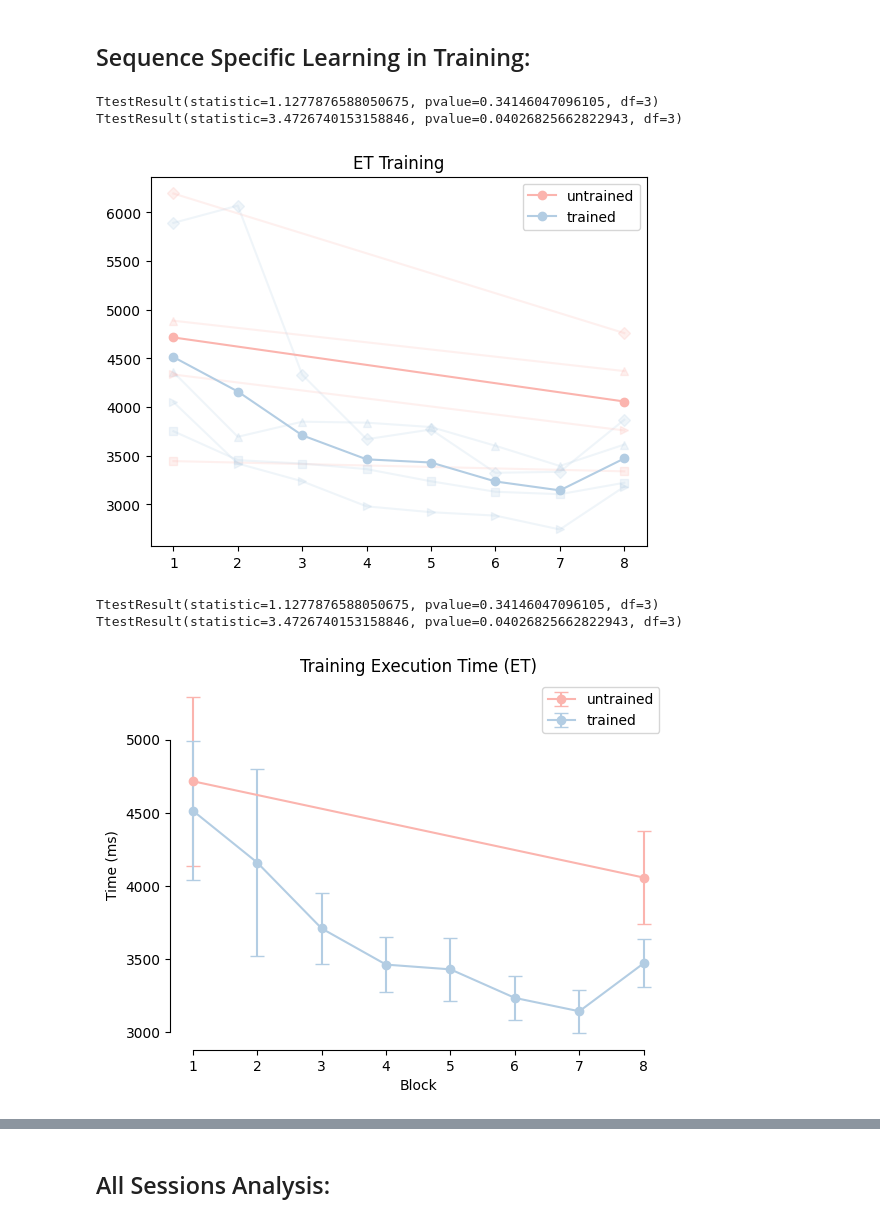
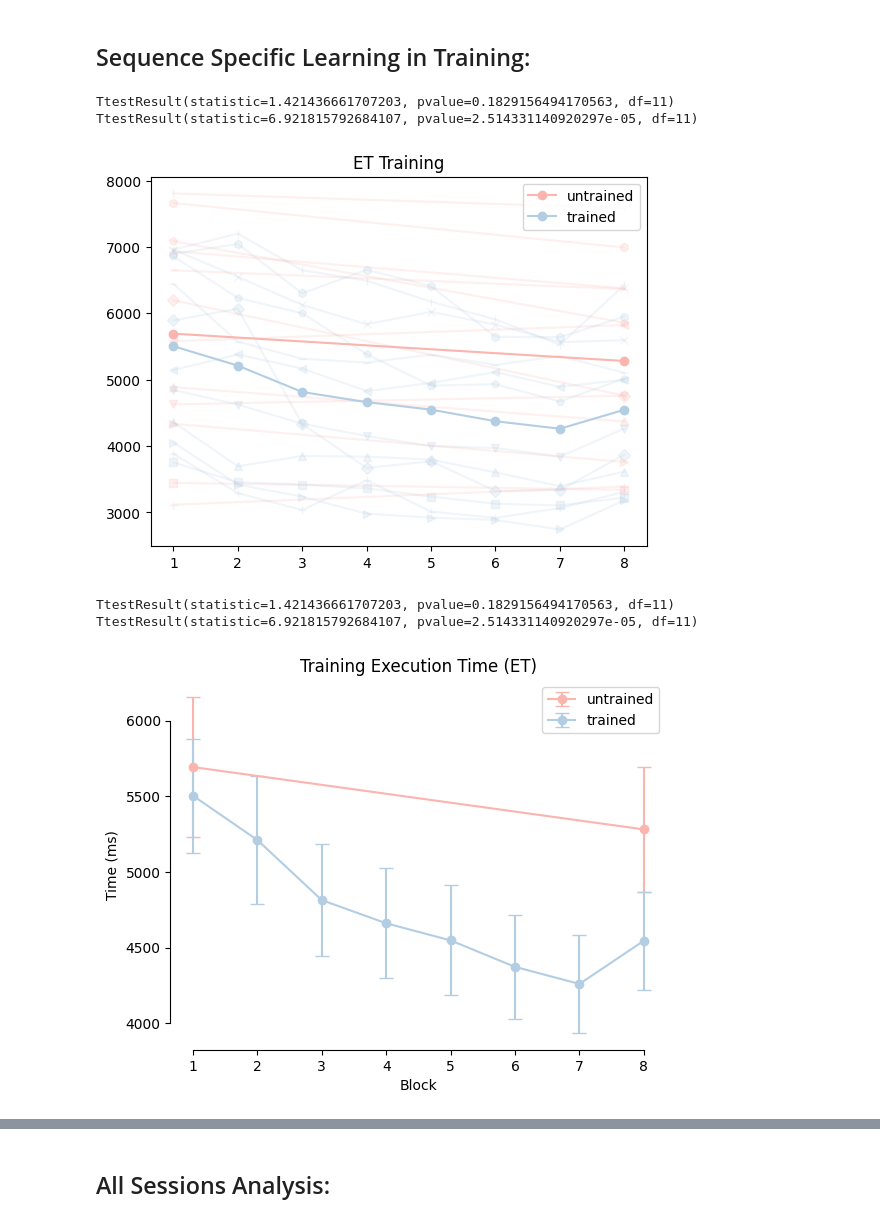
Before and after one commit to manazerzadeh/Sequence-Interference, a Jupyter notebook: DataAnalysis.ipynb, the cells around one changed output, grey strips where cells are left out. Saved outputs shown, nothing was run; the diff lists cells and outputs as text; code cells hidden in the pictures.

```diff
--- a/DataAnalysis.ipynb
+++ b/DataAnalysis.ipynb
@@ -41,7 +41,7 @@ precueTime = 0 # msecs for planning before movement
 hand = 2 #left or right hand
 
 # total_sub_num = 10
-sub_nums = [1, 2, 3, 5]
+sub_nums = [1, 2, 3, 4,  5, 6, 7, 8, 9, 10, 11, 12]
 
 num_pre_train_blocks = 1
 num_train_blocks = 6
@@ -102,7 +100,7 @@ subjs['is_digit_changed'] = subjs.apply(utils.is_digit_changed, axis = 1)
 # %%
 cmap = cm.Pastel1
 
-markers = ['o', 's', '^', 'D', 'v', '>', '<', 'p', 'h', 'x', '_']
+markers = ['o', 's', '^', 'D', 'v', '>', '<', 'p', 'h', 'x', '_', '|', '+']
 
 induction_blocks = subjs[subjs['BN'] <= num_pre_train_blocks+num_train_blocks+num_post_test_blocks]
 
@@ -111,36 +109,36 @@ induction_blocks = utils.remove_error_trials(induction_blocks)
 induction_grouped = induction_blocks.groupby(['BN', 'SubNum', 'is_trained_seq']).agg({
     'norm_MT': 'median'
 }).reset_index()
 
 
 for subnum, subj_data in induction_grouped.groupby('SubNum'):
     for idx, (flag, data) in enumerate(subj_data.groupby('is_trained_seq')):
         plt.plot(data['BN'], data['norm_MT'], marker = markers[subnum], color = cmap(idx), alpha = 0.2)
 
 
 print(stats.ttest_rel(induction_grouped[(induction_grouped['BN'] == 1) & (induction_grouped['is_trained_seq'] == False)]['norm_MT'],
                       induction_grouped[(induction_grouped['BN'] == 1) & (induction_grouped['is_trained_seq'] == True)]['norm_MT']))
 
 
 print(stats.ttest_rel(induction_grouped[(induction_grouped['BN'] == 8) & (induction_grouped['is_trained_seq'] == False)]['norm_MT'],
                       induction_grouped[(induction_grouped['BN'] == 8) & (induction_grouped['is_trained_seq'] == True)]['norm_MT']))
 
 induction_grouped = induction_grouped.groupby(['BN', 'is_trained_seq']).agg({
     'norm_MT': ['mean', 'std']
 }).reset_index()
 for idx, (flag, data) in enumerate(induction_grouped.groupby('is_trained_seq')):
     plt.plot(data['BN'], data['norm_MT']['mean'], marker = 'o', color = cmap(idx), label = (lambda x: 'trained' if x else 'untrained')(flag))
 
 
 plt.title('ET Training')
 
 plt.legend()
 
 plt.show()
 # %% [output]
-TtestResult(statistic=1.1277876588050675, pvalue=0.34146047096105, df=3)
-TtestResult(statistic=3.4726740153158846, pvalue=0.04026825662822943, df=3)
+TtestResult(statistic=1.421436661707203, pvalue=0.1829156494170563, df=11)
+TtestResult(statistic=6.921815792684107, pvalue=2.514331140920297e-05, df=11)
-[figure, old version]
+[figure, new version]
 # %%
 cmap = cm.Pastel1
 
@@ -185,6 +183,6 @@ sns.despine(trim=True)
 # plt.savefig(path_figs + "Training.pdf", format = 'pdf')
 plt.show()
 # %% [output]
-TtestResult(statistic=1.1277876588050675, pvalue=0.34146047096105, df=3)
-TtestResult(statistic=3.4726740153158846, pvalue=0.04026825662822943, df=3)
+TtestResult(statistic=1.421436661707203, pvalue=0.1829156494170563, df=11)
+TtestResult(statistic=6.921815792684107, pvalue=2.514331140920297e-05, df=11)
-[figure, old version]
+[figure, new version]
```
Also changed, not shown: parts of 41 cells of this notebook, 2 other files.
